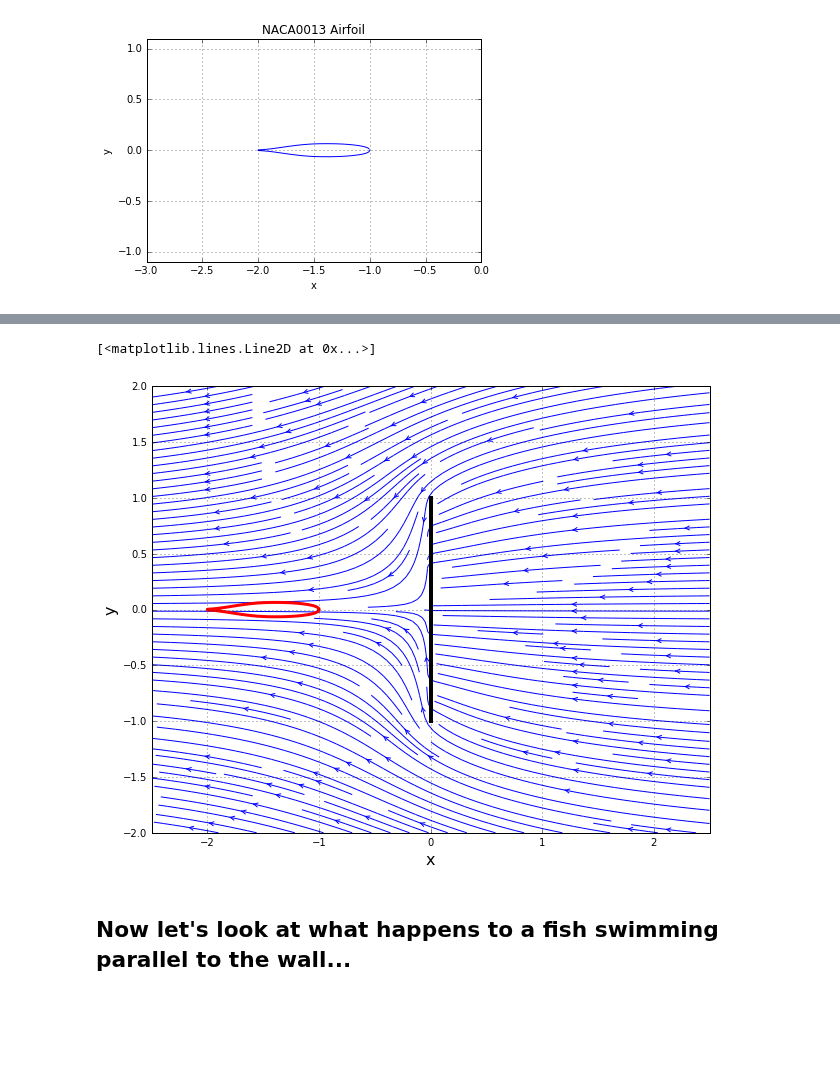
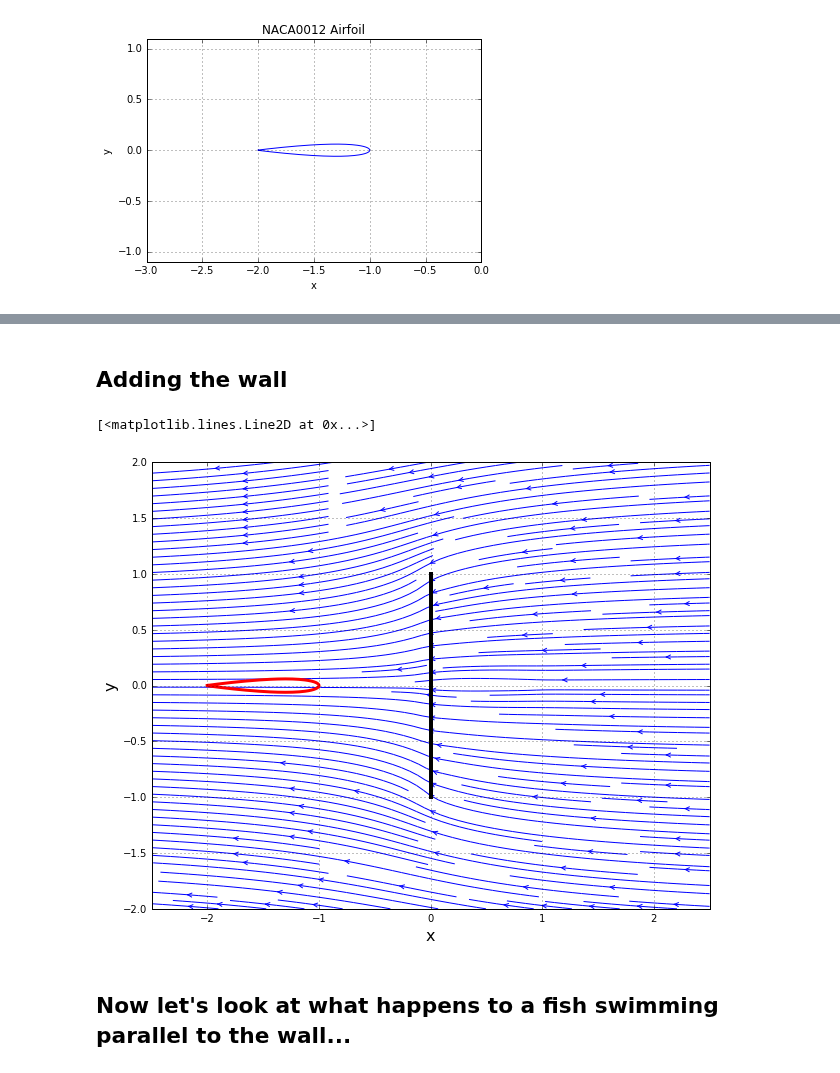
Before and after one commit to barbagroup/AeroPython-studentprojects2017, a Jupyter notebook: alexabaumer/Baumer_project.ipynb, the cells around one changed output, grey strips where cells are left out. Saved outputs shown, nothing was run; the diff lists cells and outputs as text; code cells hidden in the pictures; blank space fills up the shorter version.

```diff
--- a/alexabaumer/Baumer_project.ipynb
+++ b/alexabaumer/Baumer_project.ipynb
@@ -30,10 +30,12 @@ u_inf = 1.0
 # %%
 #We will import the NACA 0012 airfoil
 
-x, y = numpy.loadtxt('ls013.dat.txt', skiprows=3, usecols=(0,1), unpack=True)
+naca_filepath = os.path.join('naca0012.dat')
+with open (naca_filepath, 'r') as file_name:
+    x, y = numpy.loadtxt(file_name, dtype=float, delimiter='\t', unpack=True)
 
-x_airfoil = (-1.0*x)-1.0
-y_airfoil = (-1.0*y)
+#x_airfoil = (-1.0*x)-1.0
+#y_airfoil = (-1.0*y)
 
 size=4
 
@@ -42,7 +44,7 @@ pyplot.ylim(-1.1, 1.1)
 pyplot.xlim(-3.0, 0.0)
 pyplot.grid(True)
 
-pyplot.title('NACA0013 Airfoil')
+pyplot.title('NACA0012 Airfoil')
 pyplot.xlabel('x')
 pyplot.ylabel('y')
 # %% [output]
@@ -144,21 +142,20 @@ def define_panels(x, y, N=40):
 
     return panels
 # %%
-#Plot
-N = 40
-panels = define_panels(x_airfoil, y_airfoil, N)
+N = 20
+panels = define_panels(x, y, N)
 
 width=10
 pyplot.figure(figsize=(width, width))
 pyplot.grid()
 pyplot.xlabel('x', fontsize=16)
 pyplot.ylabel('y', fontsize=16)
-pyplot.plot(x_airfoil, y_airfoil, color='k', linestyle='-', linewidth=2)
+pyplot.plot(x, y, color='k', linestyle='-', linewidth=2)
 pyplot.plot(numpy.append([panel.xa for panel in panels], panels[0].xa),
            numpy.append([panel.ya for panel in panels], panels[0].ya),
            linestyle='-', linewidth=1, marker='o', markersize=6, color='r')
 pyplot.axis('scaled', adjustable='box')
-pyplot.xlim(-2.1, -0.9)
+pyplot.xlim(-0.1, 1.1)
 pyplot.ylim(-0.1, 0.1)
 # %% [output]
 (-0.1, 0.1)
@@ -288,14 +279,14 @@ def get_velocity_field(panels, freestream, X, Y):
     """
 
     #freestream contribution
-    u = -(freestream.u_inf * math.cos(freestream.alpha) * numpy.ones_like(X, dtype=float))
-    v = -(freestream.u_inf * math.sin(freestream.alpha) * numpy.ones_like(X, dtype=float))
+    u = (freestream.u_inf * math.cos(freestream.alpha) * numpy.ones_like(X, dtype=float))
+    v = (freestream.u_inf * math.sin(freestream.alpha) * numpy.ones_like(X, dtype=float))
 
     #add contribution from each source (superposition)
     vec_integral = numpy.vectorize(integral)
     for panel in panels:
-        u += -(panel.sigma / (2.0 * math.pi) * vec_integral(X, Y, panel, 1, 0))
-        v += -(panel.sigma / (2.0 * math.pi) * vec_integral(X, Y, panel, 0, 1))
+        u += (panel.sigma / (2.0 * math.pi) * vec_integral(X, Y, panel, 1, 0))
+        v += (panel.sigma / (2.0 * math.pi) * vec_integral(X, Y, panel, 0, 1))
 
     return u, v
 # %%
@@ -320,3 +336,5 @@ pyplot.title('Streamlines around a NACA 0012 airfoil - AoA = $()^o$)'.format(alp
+# %% [markdown]
+## Adding the wall
 # %%
 #We will add a wall to our flow perpendicular to the fish
 
@@ -373,25 +391,28 @@ v_sheet = sigma/(2.0*numpy.pi)*vec_integration(X,Y,integrand_v)
 
 u_wall = -(u_freestreamS + u_sheet)
 v_wall = -(v_freestreamS + v_sheet)
+# %%
+U = u_wall + uF
+V = v_wall + vF
 # %%
 size=10
 pyplot.figure(figsize=(size,(y_end-y_start)/(x_end-x_start)*size))
 pyplot.grid(True)
 pyplot.xlabel('x', fontsize=16)
 pyplot.ylabel('y', fontsize=16)
-pyplot.streamplot(X, Y, u_wall, v_wall, density=2, linewidth=1, arrowsize=1, arrowstyle='->')
+pyplot.streamplot(X, Y, U, V, density=2, linewidth=1, arrowsize=1, arrowstyle='->')
 pyplot.axvline(0.0, (y_min-y_start)/(y_end-y_start), (y_max-y_start)/(y_end-y_start), color='k', linewidth=4)
 
 magnitude = numpy.sqrt(u**2 + v**2)
 j_stagn, i_stagn = numpy.unravel_index(magnitude.argmin(), magnitude.shape)
 
 pyplot.xlim(x_start, x_end)
 pyplot.ylim(y_start, y_end)
 
 pyplot.plot(x_airfoil,y_airfoil, color='r',linewidth=3)
 # %% [output]
 [<matplotlib.lines.Line2D at 0x...>]
-[figure, old version]
+[figure, new version]
 # %%
 #We will detect changes in the pressure coefficient as we move the fish closer to the wall
 # %%
```
Also changed, not shown: parts of 8 cells of this notebook, 1 other file.
